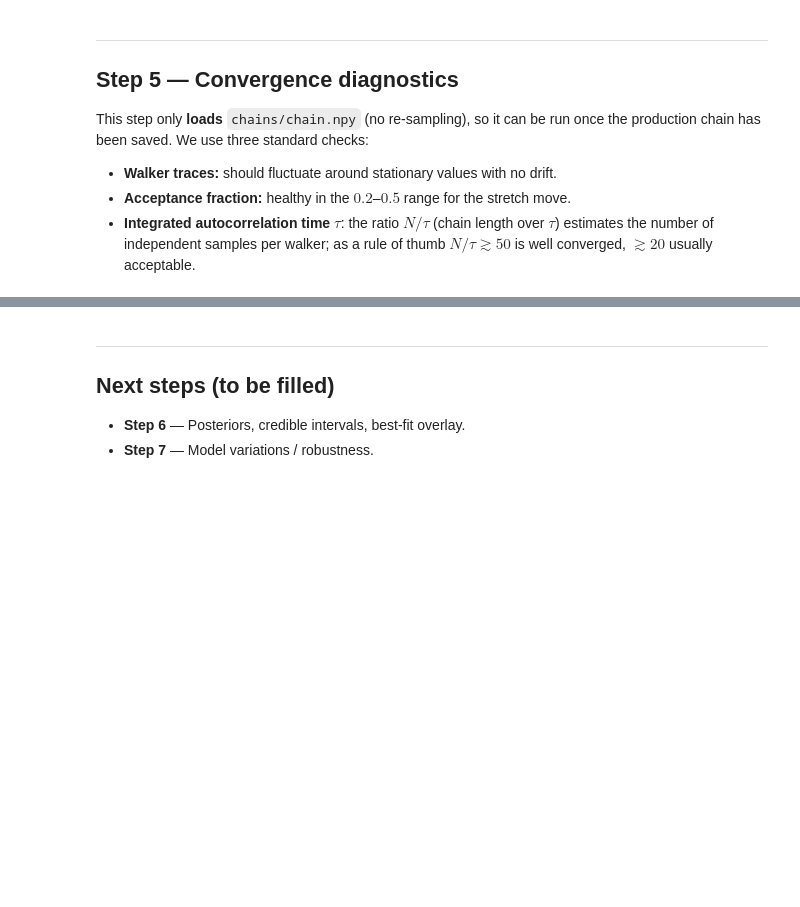
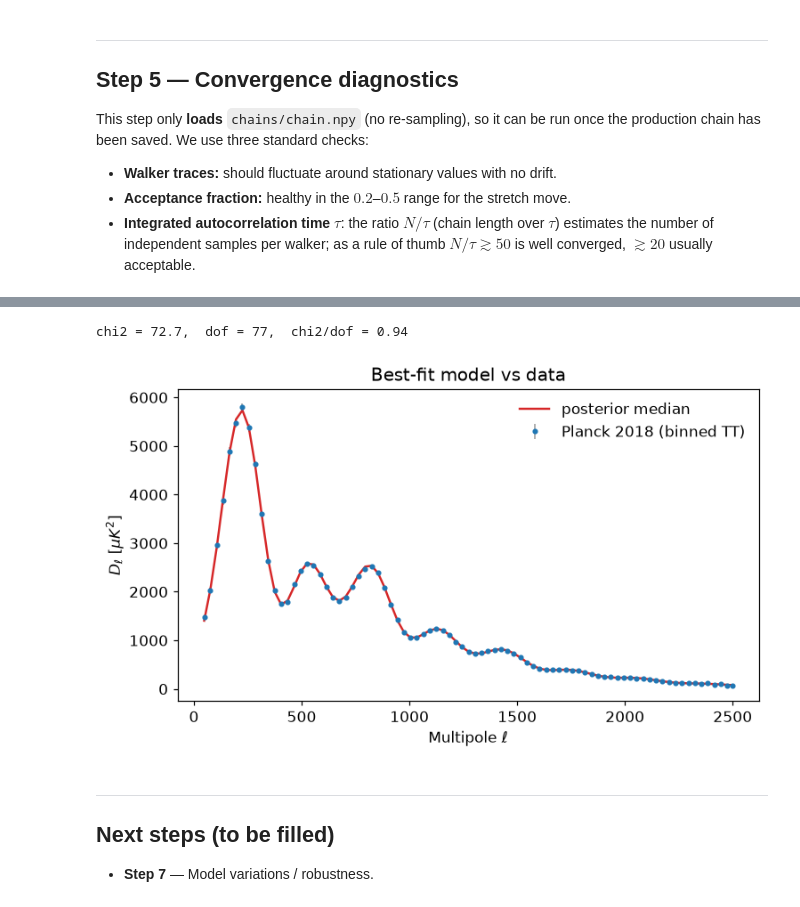
Before and after one commit to edwphysics/advanced_lab, a Jupyter notebook: final_project/planck_inference.ipynb, the cells around one changed output, grey strips where cells are left out. Drawn from its saved outputs; the diff is of its cells as text; code cells hidden in the pictures; blank space fills up the shorter version.

```diff
--- a/final_project/planck_inference.ipynb
+++ b/final_project/planck_inference.ipynb
@@ -211,5 +276,22 @@ fig.savefig(os.path.join(FIG_DIR, "logprob_trace.pdf")); plt.show()
+# %%
+# Step 6: posterior-median model vs data + goodness of fit
+theta_med = np.median(flat, axis=0)
+dl_best = theory_dl(theta_med)
+chi2 = np.sum(((Dl - dl_best) / err) ** 2)
+dof = len(ell) - ndim
+print(f"chi2 = {chi2:.1f},  dof = {dof},  chi2/dof = {chi2/dof:.2f}")
+
+fig, ax = plt.subplots(figsize=(7, 4.2))
+ax.errorbar(ell, Dl, yerr=err, fmt="o", ms=3, lw=1, color="C0",
+            ecolor="0.6", label="Planck 2018 (binned TT)")
+ax.plot(ell, dl_best, "-", color="C3", lw=1.6, label="posterior median")
+ax.set_xlabel(r"Multipole $\ell$"); ax.set_ylabel(r"$D_\ell\ [\mu K^2]$")
+ax.set_title("Best-fit model vs data"); ax.legend(frameon=False)
+fig.tight_layout(); fig.savefig(os.path.join(FIG_DIR, "bestfit.pdf")); plt.show()
+# %% [output]
+chi2 = 72.7,  dof = 77,  chi2/dof = 0.94
+[figure, added]
 # %% [markdown]
 ---
 ## Next steps (to be filled)
-- **Step 6** — Posteriors, credible intervals, best-fit overlay.
 - **Step 7** — Model variations / robustness.
```
Also changed, not shown: parts of 5 cells of this notebook, 2 other files.
